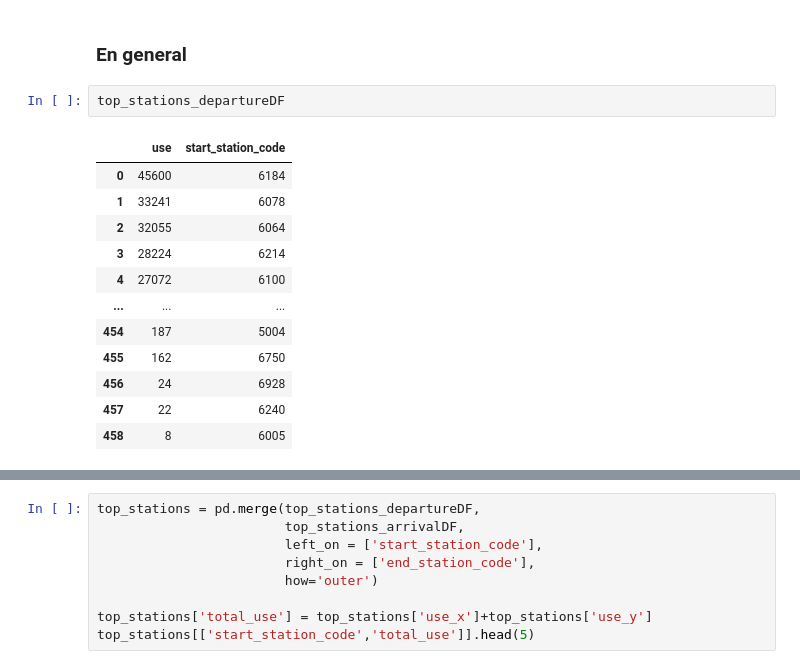
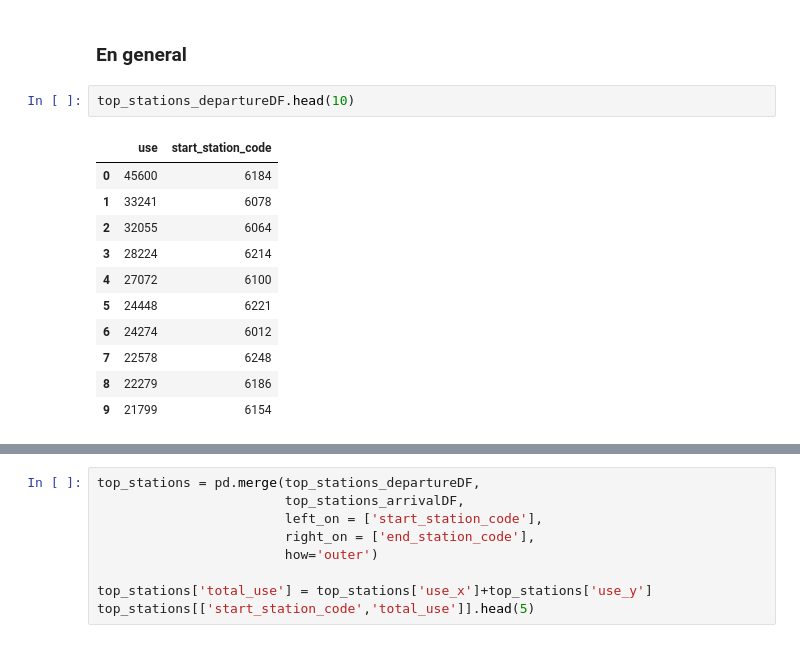
Before and after one commit to jacobojpedrosa/bixi-data_analysis, a Jupyter notebook: metyis_challenge.ipynb, the cells around one changed output, grey strips where cells are left out. Drawn from its saved outputs; the diff is of its cells as text.

```diff
--- a/metyis_challenge.ipynb
+++ b/metyis_challenge.ipynb
@@ -219,17 +238,16 @@ time: 4min 15s (started: 2021-08-07 19:13:02 +02:00)
 # %% [markdown]
 ### En general
 # %%
-top_stations_departureDF
+top_stations_departureDF.head(10)
 # %% [output]
 |  | use | start_station_code |
 | 0 | 45600 | 6184 |
 | 1 | 33241 | 6078 |
 | 2 | 32055 | 6064 |
 | 3 | 28224 | 6214 |
 | 4 | 27072 | 6100 |
-| ... | ... | ... |
-| 454 | 187 | 5004 |
-| 455 | 162 | 6750 |
-| 456 | 24 | 6928 |
-| 457 | 22 | 6240 |
-| 458 | 8 | 6005 |
+| 5 | 24448 | 6221 |
+| 6 | 24274 | 6012 |
+| 7 | 22578 | 6248 |
+| 8 | 22279 | 6186 |
+| 9 | 21799 | 6154 |
```
Also changed, not shown: parts of 29 cells of this notebook.
